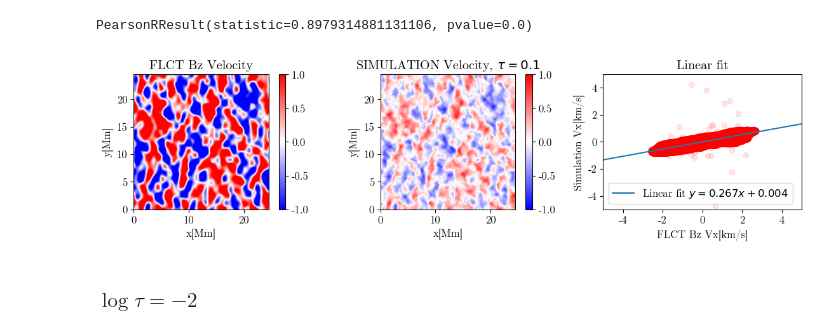
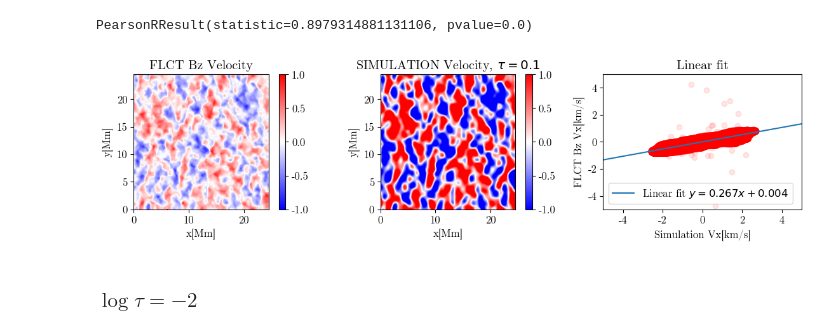
Before and after one commit to TheodoreKostic/Tracking_features, a Jupyter notebook: FirstPaper/Temp_and_Bz_vs_SIM.ipynb, the cells around one changed output. Cells and saved outputs as stored; diff of their text form; code cells hidden in the pictures.

```diff
--- a/FirstPaper/Temp_and_Bz_vs_SIM.ipynb
+++ b/FirstPaper/Temp_and_Bz_vs_SIM.ipynb
@@ -86,36 +86,36 @@ PearsonRResult(statistic=0.8979314881131106, pvalue=0.0)
 # %%
 fig = plt.figure(figsize=[12, 3.2])
 #plt.suptitle("Simulated velocities averaged to 15 min; 10 s vs 20, 30, 40, 50, 60 s cadence")# atmos[0] tau
 
 
 plt.subplot(131)                                      # atmos[1] temp
 plt.title("FLCT Bz Velocity")                                # atmos[2]
 plt.xlabel("x[Mm]")
 plt.ylabel("y[Mm]")
-plt.imshow(Vxm1_filtered600[:,:], origin='lower', cmap = "bwr", extent = (0, 24.536, 0, 24.536), vmin = -1, vmax = 1)
+plt.imshow(Vx_Bz1_mean[:,:], origin='lower', cmap = "bwr", extent = (0, 24.536, 0, 24.536), vmin = -1, vmax = 1)
 plt.colorbar()
 
 plt.subplot(132)                                      # atmos[1] temp
 plt.title("SIMULATION Velocity, $\\tau=0.1$")                                # atmos[2]
 plt.xlabel("x[Mm]")
 plt.ylabel("y[Mm]")
-plt.imshow(Vx_Bz1_mean[:,:], origin='lower', cmap = "bwr", extent = (0, 24.536, 0, 24.536), vmin = -1, vmax = 1)
+plt.imshow(Vxm1_filtered600[:,:], origin='lower', cmap = "bwr", extent = (0, 24.536, 0, 24.536), vmin = -1, vmax = 1)
 plt.colorbar()
 
 plt.subplot(133)
 plt.scatter(Vxm1_filtered600[:,:].flatten(), Vx_Bz1_mean[:,:].flatten(), alpha=0.10, color = 'red')
 plt.title("Linear fit")
-plt.xlabel("FLCT Bz Vx[km/s]")
-plt.ylabel("Simulation Vx[km/s]")
+plt.ylabel("FLCT Bz Vx[km/s]")
+plt.xlabel("Simulation Vx[km/s]")
 m, b, *_ = linregress(Vxm1_filtered600.flatten(), Vx_Bz1_mean.flatten())
 plt.axline(xy1=(0, b), slope=m, label=f'Linear fit $y = {m:.3f}x {b:+.3f}$')
 plt.legend()
 plt.xlim([-5,5])
 plt.ylim([-5,5])
 fig.tight_layout()
 plt.savefig("FLCT_Bz_vs_SIM_logtaum1.png", dpi = 100)
 # %% [output]
-[figure, old version]
+[figure, new version]
 # %% [markdown]
 <h3>$\log\tau=-2$</h3>
 # %%
```
Also changed, not shown: parts of 48 cells of this notebook.
